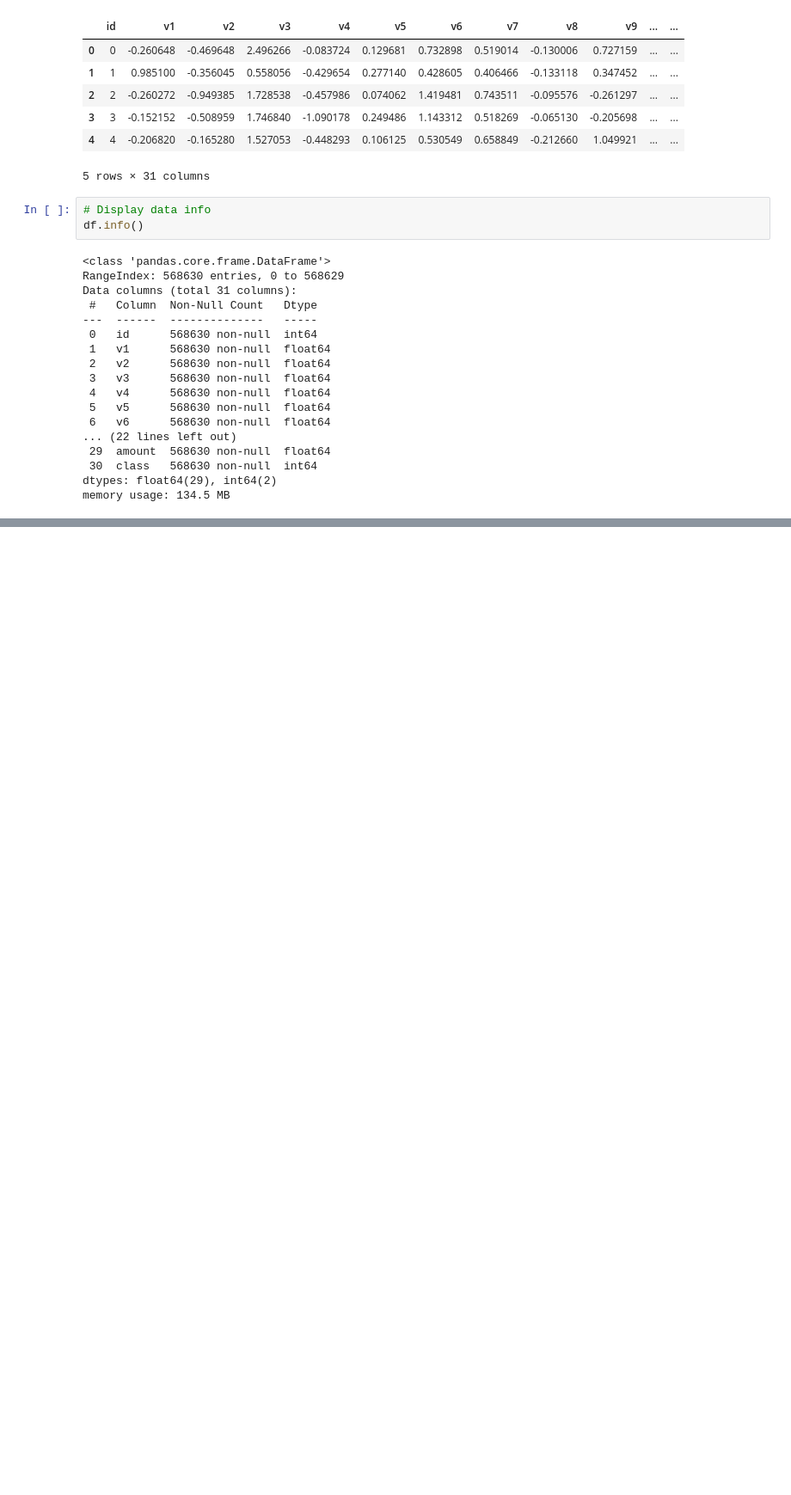
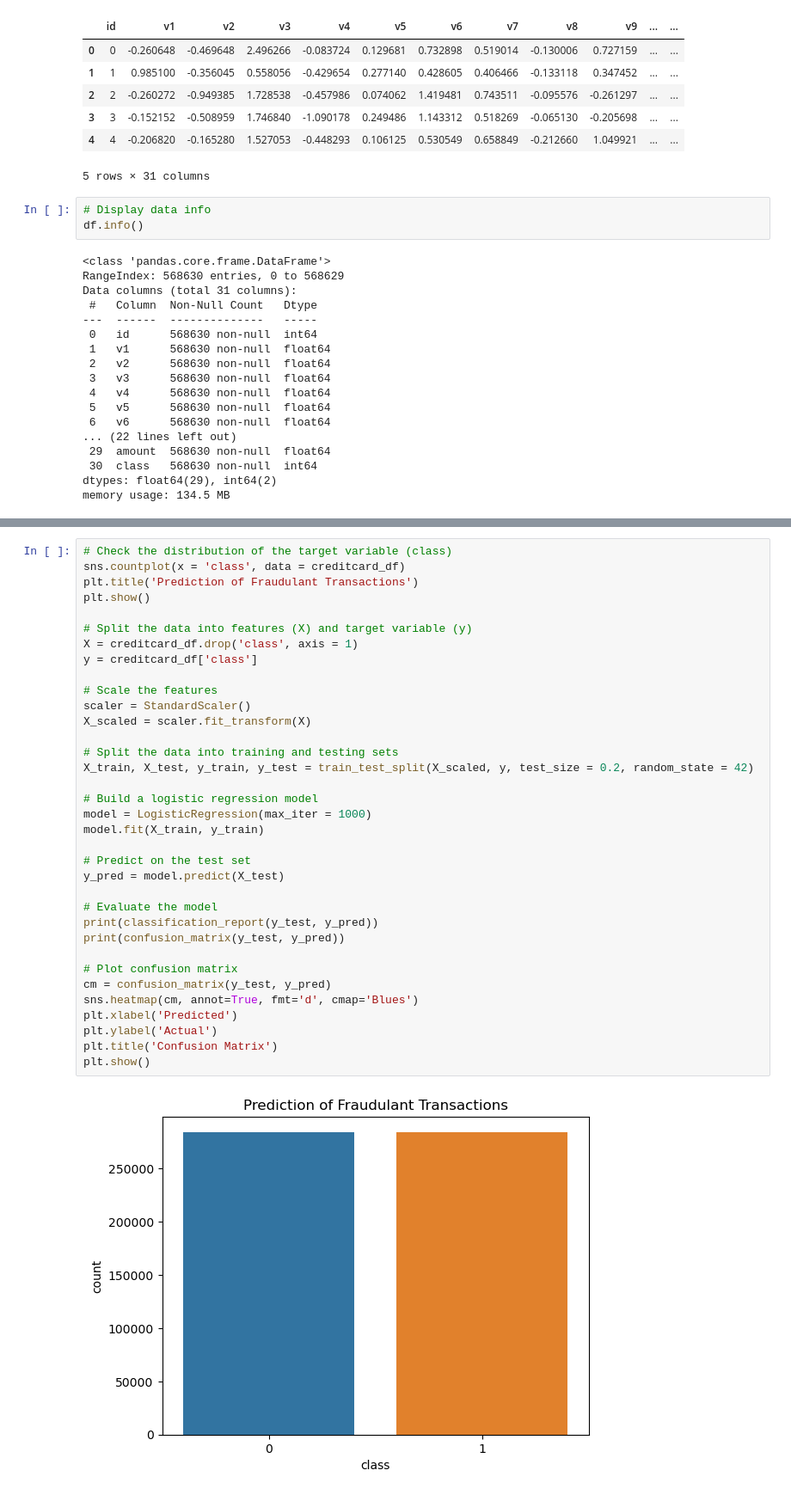
Before and after one commit to Group-3Project-4/Predicting_Credit_Card_Fraud, a Jupyter notebook: credit_card_fraud_mb.ipynb, the cells around one changed output, grey strips where cells are left out. Shown: that part at 86% size. Saved outputs shown, nothing was run; the diff lists cells and outputs as text; blank space fills up the shorter version.

```diff
--- a/credit_card_fraud_mb.ipynb
+++ b/credit_card_fraud_mb.ipynb
@@ -202,0 +96,37 @@ weighted avg       1.00      1.00      1.00    113726
+# %%
+# Check the distribution of the target variable (class)
+sns.countplot(x = 'class', data = creditcard_df)
+plt.title('Prediction of Fraudulant Transactions')
+plt.show()
+
+# Split the data into features (X) and target variable (y)
+X = creditcard_df.drop('class', axis = 1)
+y = creditcard_df['class']
+
+# Scale the features
+scaler = StandardScaler()
+X_scaled = scaler.fit_transform(X)
+
+# Split the data into training and testing sets
+X_train, X_test, y_train, y_test = train_test_split(X_scaled, y, test_size = 0.2, random_state = 42)
+
+# Build a logistic regression model
+model = LogisticRegression(max_iter = 1000)
+model.fit(X_train, y_train)
+
+# Predict on the test set
+y_pred = model.predict(X_test)
+
+# Evaluate the model
+print(classification_report(y_test, y_pred))
+print(confusion_matrix(y_test, y_pred))
+
+# Plot confusion matrix
+cm = confusion_matrix(y_test, y_pred)
+sns.heatmap(cm, annot=True, fmt='d', cmap='Blues')
+plt.xlabel('Predicted')
+plt.ylabel('Actual')
+plt.title('Confusion Matrix')
+plt.show()
+# %% [output]
+[figure, added]
```
Also changed, not shown: parts of 7 cells of this notebook.
